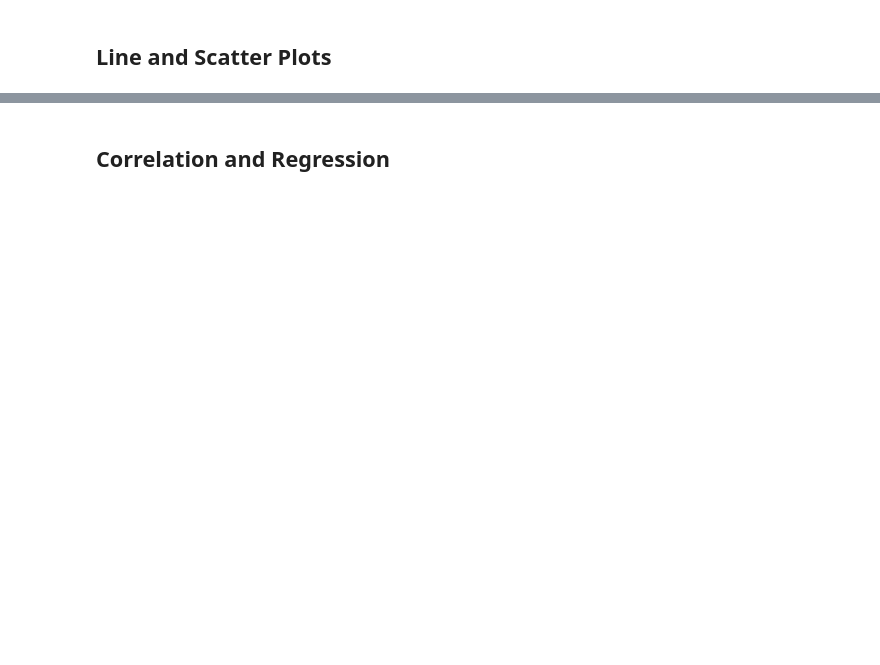
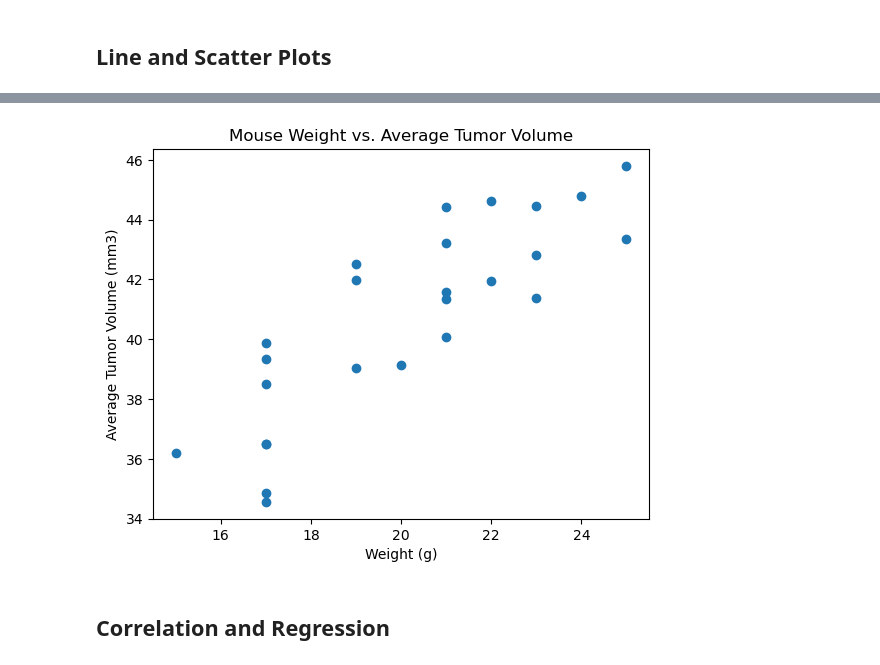
Before and after one commit to NifaCout/Matplotlib, a Jupyter notebook: pymaceuticals_starter.ipynb, the cells around one changed output, grey strips where cells are left out. Drawn from its saved outputs; the diff is of its cells as text; code cells hidden in the pictures; blank space fills up the shorter version.

```diff
--- a/pymaceuticals_starter.ipynb
+++ b/pymaceuticals_starter.ipynb
@@ -226,2 +287,15 @@ Ceftamin's potential outliers: Series([], Name: Tumor Volume (mm3), dtype: float
+# %%
+# Generate a scatter plot of mouse weight vs. the average observed tumor volume for the entire Capomulin regimen
+
+mouse_weight = clean_merged_df[clean_merged_df['Drug Regimen'] == 'Capomulin'].groupby('Mouse ID')['Weight (g)'].first()
+average_tumor_volume = clean_merged_df[clean_merged_df['Drug Regimen'] == 'Capomulin'].groupby('Mouse ID')['Tumor Volume (mm3)'].mean()
+
+plt.scatter(mouse_weight, average_tumor_volume)
+plt.xlabel('Weight (g)')
+plt.ylabel('Average Tumor Volume (mm3)')
+plt.title('Mouse Weight vs. Average Tumor Volume')
+plt.show()
+# %% [output]
+[figure, added]
 # %% [markdown]
 ## Correlation and Regression
```
Also changed, not shown: parts of 21 cells of this notebook.
